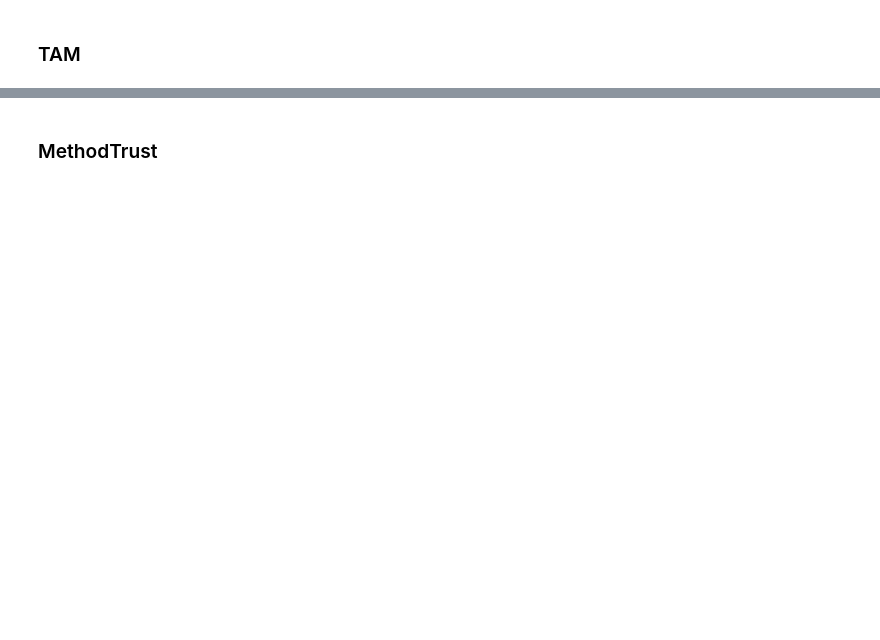
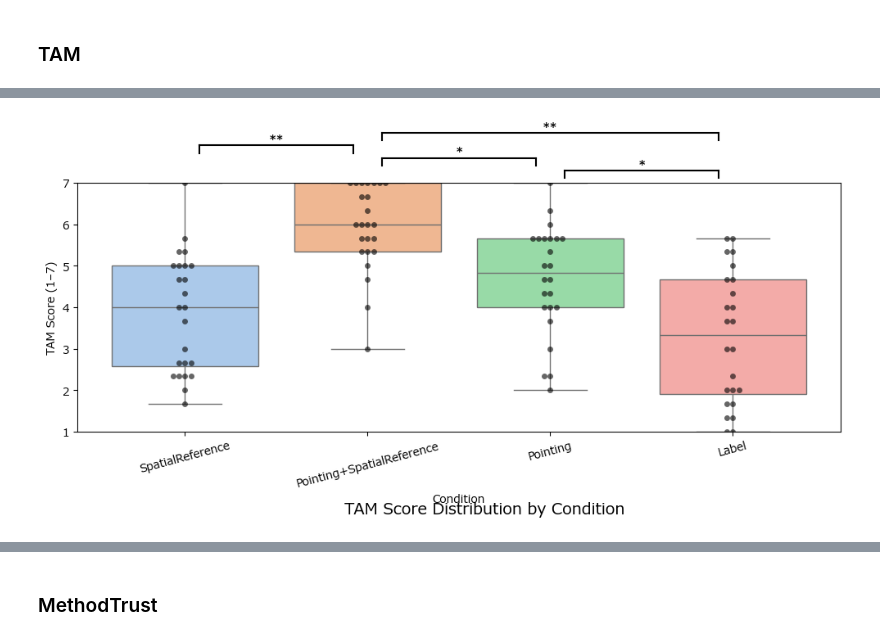
Before and after one commit to TenmaUchiyama/InteractiveSmartHome, a Jupyter notebook: Experiment/Results/SurvayResult.ipynb, the cells around one changed output, grey strips where cells are left out. Drawn from its saved outputs; the diff is of its cells as text; code cells hidden in the pictures; blank space fills up the shorter version.

```diff
--- a/Experiment/Results/SurvayResult.ipynb
+++ b/Experiment/Results/SurvayResult.ipynb
@@ -903,0 +846,75 @@ plot_likert_matrix(
+# %%
+import numpy as np
+import pandas as pd
+import matplotlib.pyplot as plt
+import seaborn as sns
+import itertools
+import scikit_posthocs as sp
+from scipy.stats import friedmanchisquare
+
+# ==== 条件順 ====
+condition_order = ['SpatialReference', 'Pointing+SpatialReference', 'Pointing', 'Label']
+
+# ==== wide & long形式に変換 ====
+tam_scores_by_condition = {cond: df.mean(axis=1).values for cond, df in dfs_tam.items()}
+df_tam_wide = pd.DataFrame(tam_scores_by_condition).dropna()
+df_tam_long = pd.melt(df_tam_wide.reset_index(drop=True), var_name='Condition', value_name='TAM Score')
+
+# ==== プロット ====
+plt.figure(figsize=(10, 5))  # 横: 10, 縦: 5（もしくは 12×6 など）
+
+ax = sns.boxplot(data=df_tam_long, x='Condition', y='TAM Score', palette='pastel')
+sns.swarmplot(data=df_tam_long, x='Condition', y='TAM Score', color='k', alpha=0.6)
+ax.set_ylim(1, 7)
+ax.set_ylabel("TAM Score (1–7)")
+ax.tick_params(axis='x', rotation=15)
+
+# ==== Friedman検定 + Nemenyi事後検定 ====
+stat, p = friedmanchisquare(*[df_tam_wide[cond] for cond in condition_order])
+print(f"Friedman test: χ² = {stat:.3f}, p = {p:.4f}")
+
+if p < 0.05:
+    posthoc = sp.posthoc_nemenyi_friedman(df_tam_wide)
+    sig_pairs = []
+    for a, b in itertools.combinations(condition_order, 2):
+        try:
+            pval = posthoc.loc[a, b] if b in posthoc.columns else posthoc.loc[b, a]
+            if pval < 0.05:
+                sig_pairs.append((a, b, pval))
+        except Exception as e:
+            print(f"⚠️ Error: {a}, {b} → {e}")
+
+    if sig_pairs:
+        sig_pairs = sorted(sig_pairs, key=lambda x: x[2], reverse=True)
+        index_pairs = [(condition_order.index(a), condition_order.index(b)) for a, b, _ in sig_pairs]
+
+        def assign_interval_ranks(index_pairs):
+            assigned = {}
+            used = set()
+            for i, (a, b) in enumerate(index_pairs):
+                rank = 0
+                while (a, b) in used or (b, a) in used or rank in assigned.values():
+                    rank += 1
+                assigned[(a, b)] = rank
+                used.add((a, b))
+            return assigned
+
+        ranks = assign_interval_ranks(index_pairs)
+
+        y_max = df_tam_long["TAM Score"].max()
+        for j, (a, b, pv) in enumerate(sig_pairs):
+            col1 = condition_order.index(a)
+            col2 = condition_order.index(b)
+            rank_key = (col1, col2)
+            print(ranks)
+            if pv < 0.01:
+                draw_significance_bracket_vertical(ax, col1, col2, y_start=y_max, single=False, count=ranks[rank_key])
+            elif pv < 0.05:
+                draw_significance_bracket_vertical(ax, col1, col2, y_start=y_max, single=True, count=ranks[rank_key])
+
+# ==== タイトル表示 ====
+plt.tight_layout()
+plt.subplots_adjust(bottom=0.18)
+plt.figtext(0.55, -0.02, "TAM Score Distribution by Condition", ha='center', fontsize=14)
+plt.show()
+# %% [output]
@@ -904,3 +926,4 @@ plot_likert_matrix(
+[figure, added]
 # %%
 import numpy as np
 import pandas as pd
```
Also changed, not shown: parts of 35 cells of this notebook, 18 other files.
